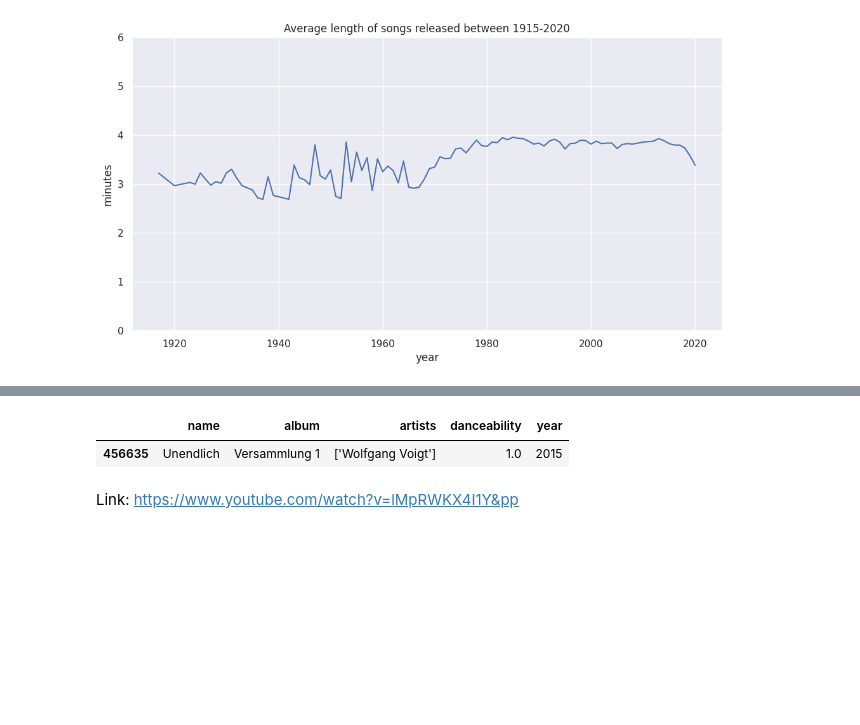
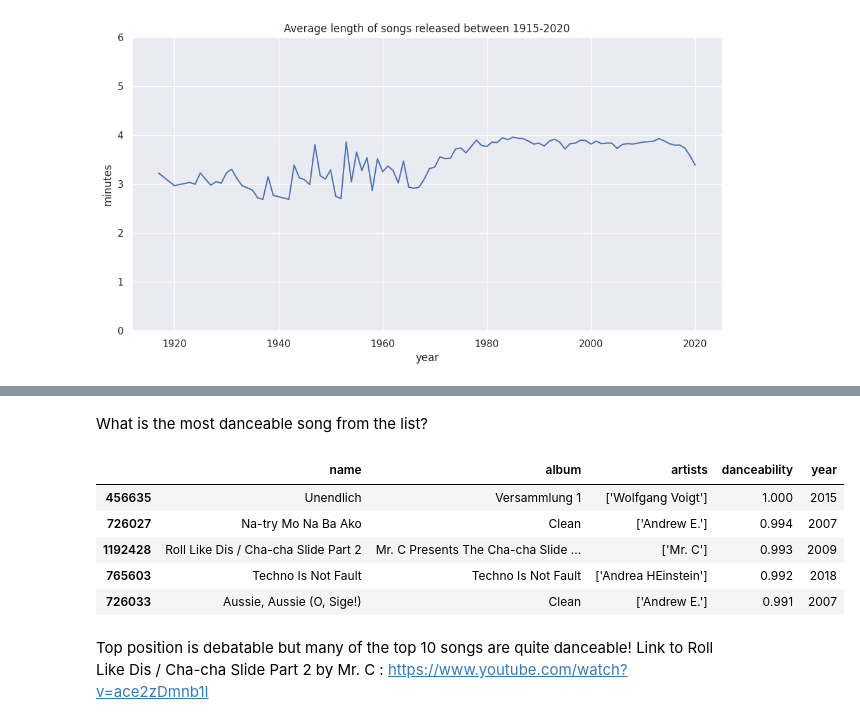
Before and after one commit to urtechoc/porfolio, a Jupyter notebook: spotify_songs/song_length.ipynb, the cells around one changed output, grey strips where cells are left out. Saved outputs shown, nothing was run; the diff lists cells and outputs as text; code cells hidden in the pictures; blank space fills up the shorter version.

```diff
--- a/spotify_songs/song_length.ipynb
+++ b/spotify_songs/song_length.ipynb
@@ -137,9 +158,14 @@ What is the most danceable song from the list?
+# %% [markdown]
+What is the most danceable song from the list?
 # %%
-dance = df[df['danceability'] == df['danceability'].max()]
+df[['name', 'album', 'artists','danceability','year']].sort_values(by='danceability', ascending = False).head()
+# %% [output]
+|  | name | album | artists | danceability | year |
+| 456635 | Unendlich | Versammlung 1 | ['Wolfgang Voigt'] | 1.000 | 2015 |
+| 726027 | Na-try Mo Na Ba Ako | Clean | ['Andrew E.'] | 0.994 | 2007 |
+| 1192428 | Roll Like Dis / Cha-cha Slide Part 2 | Mr. C Presents The Cha-cha Slide ... | ['Mr. C'] | 0.993 | 2009 |
+| 765603 | Techno Is Not Fault | Techno Is Not Fault | ['Andrea HEinstein'] | 0.992 | 2018 |
+| 726033 | Aussie, Aussie (O, Sige!) | Clean | ['Andrew E.'] | 0.991 | 2007 |
-# %%
-dance[['name', 'album', 'artists','danceability','year']]
-# %% [output]
-|  | name | album | artists | danceability | year |
-| 456635 | Unendlich | Versammlung 1 | ['Wolfgang Voigt'] | 1.0 | 2015 |
-# %% [markdown]
-Link: https://www.youtube.com/watch?v=lMpRWKX4I1Y&pp
+# %% [markdown]
+Top position is debatable but many of the top 10 songs are quite danceable!
+Link to Roll Like Dis / Cha-cha Slide Part 2 by Mr. C : https://www.youtube.com/watch?v=ace2zDmnb1I
```
Also changed, not shown: parts of 10 cells of this notebook.
